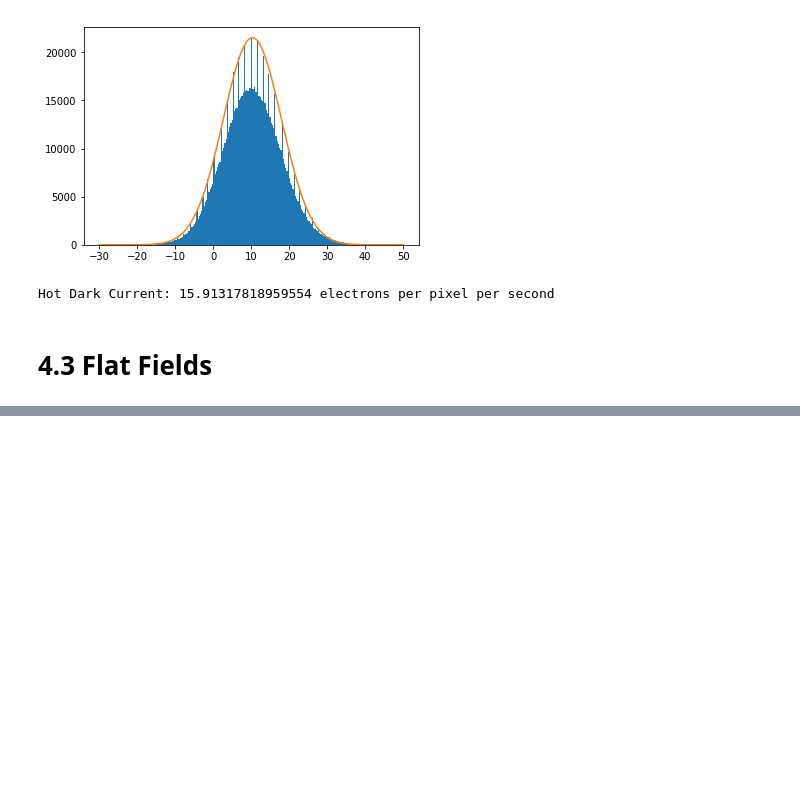
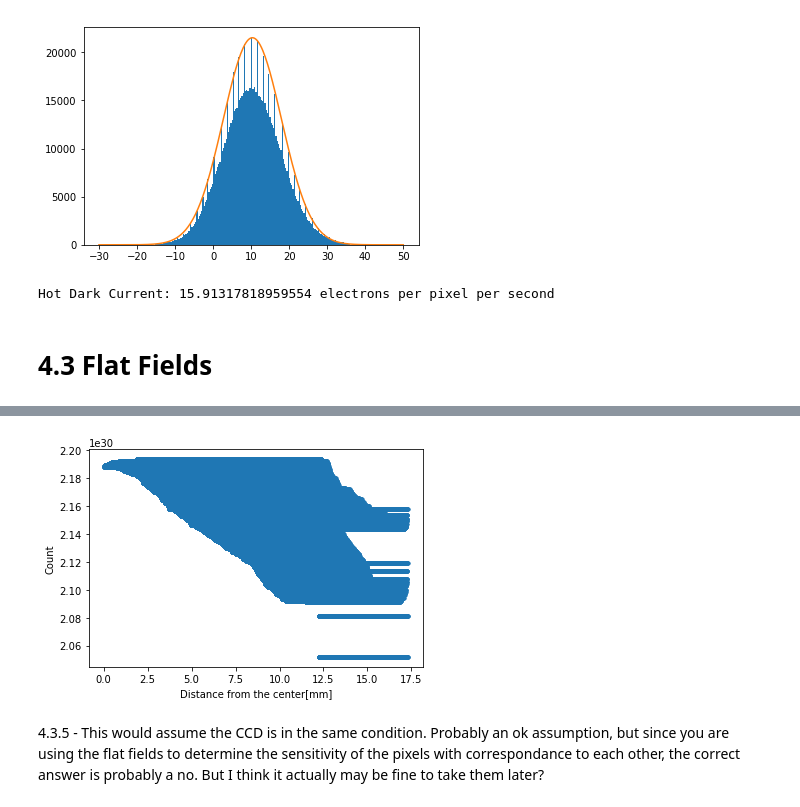
Before and after one commit to astro-kjc/AST443, a Jupyter notebook: Lab0/Lab0.ipynb, the cells around one changed output, grey strips where cells are left out. Saved outputs shown, nothing was run; the diff lists cells and outputs as text; code cells hidden in the pictures; blank space fills up the shorter version.

```diff
--- a/Lab0/Lab0.ipynb
+++ b/Lab0/Lab0.ipynb
@@ -228,0 +238,22 @@ I think the ones over to the left are deadzos?
+# %%
+master_flat_2d = np.zeros(1024)
+for i in range(10):
+    master_flat_2d = sum(master_flat_2d, flats[i][0].data)
+
+master_flat_2d /= 10 #average
+
+dist = []
+sensitivity = []
+for i in range(len(master_flat_2d)):
+    for j in range(len(master_flat_2d)):
+        index_space = np.sqrt( (1023/2 - i)**2 + (1023/2 - j)**2 )
+        dist.append(index_space * (24.5/1024)) # in mm
+        sensitivity.append(master_flat_2d[i][j])
+
+plt.scatter(dist, sensitivity, marker='.')
+plt.xlabel("Distance from the center[mm]")
+plt.ylabel("Count");
+# %% [output]
+[figure, added]
+# %% [markdown]
+4.3.5 - This would assume the CCD is in the same condition. Probably an ok assumption, but since you are using the flat fields to determine the sensitivity of the pixels with correspondance to each other, the correct answer is probably a no. But I think it actually may be fine to take them later?
```
Also changed, not shown: parts of 2 cells of this notebook.
